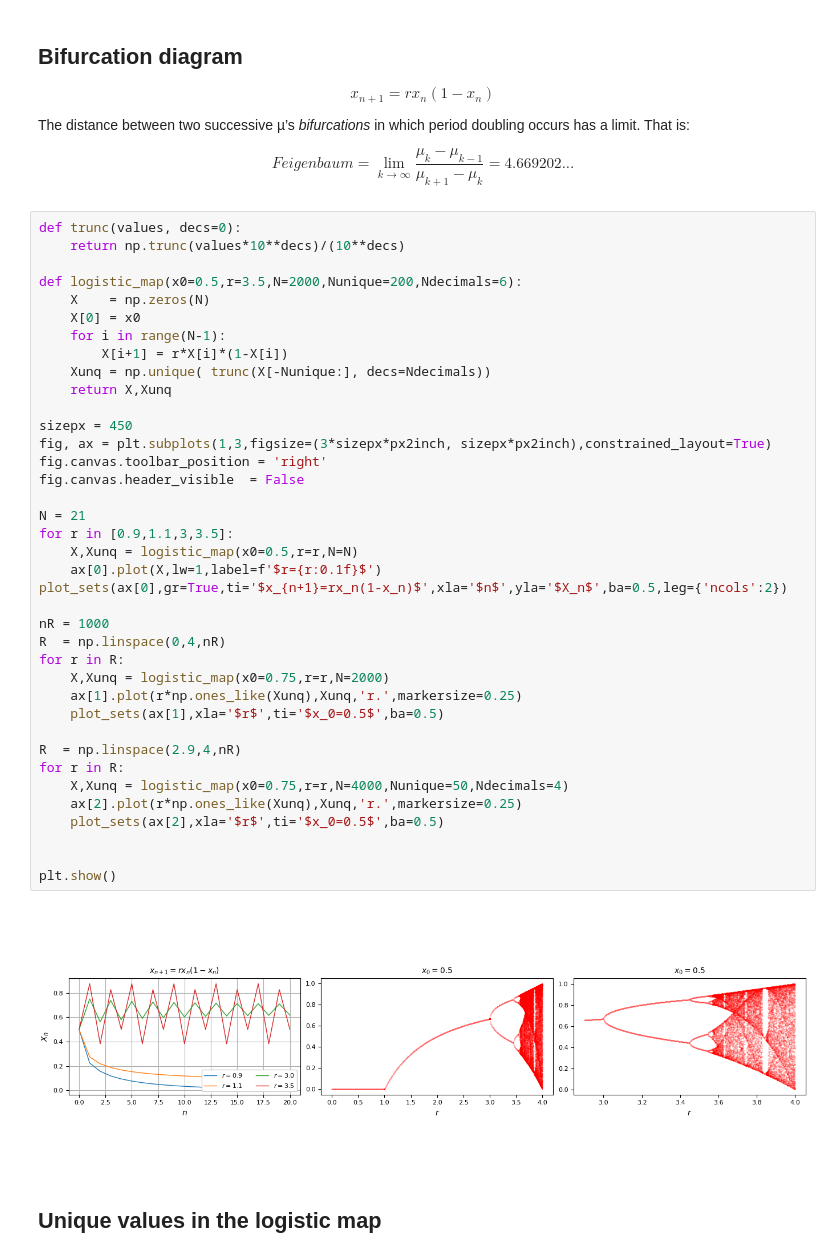
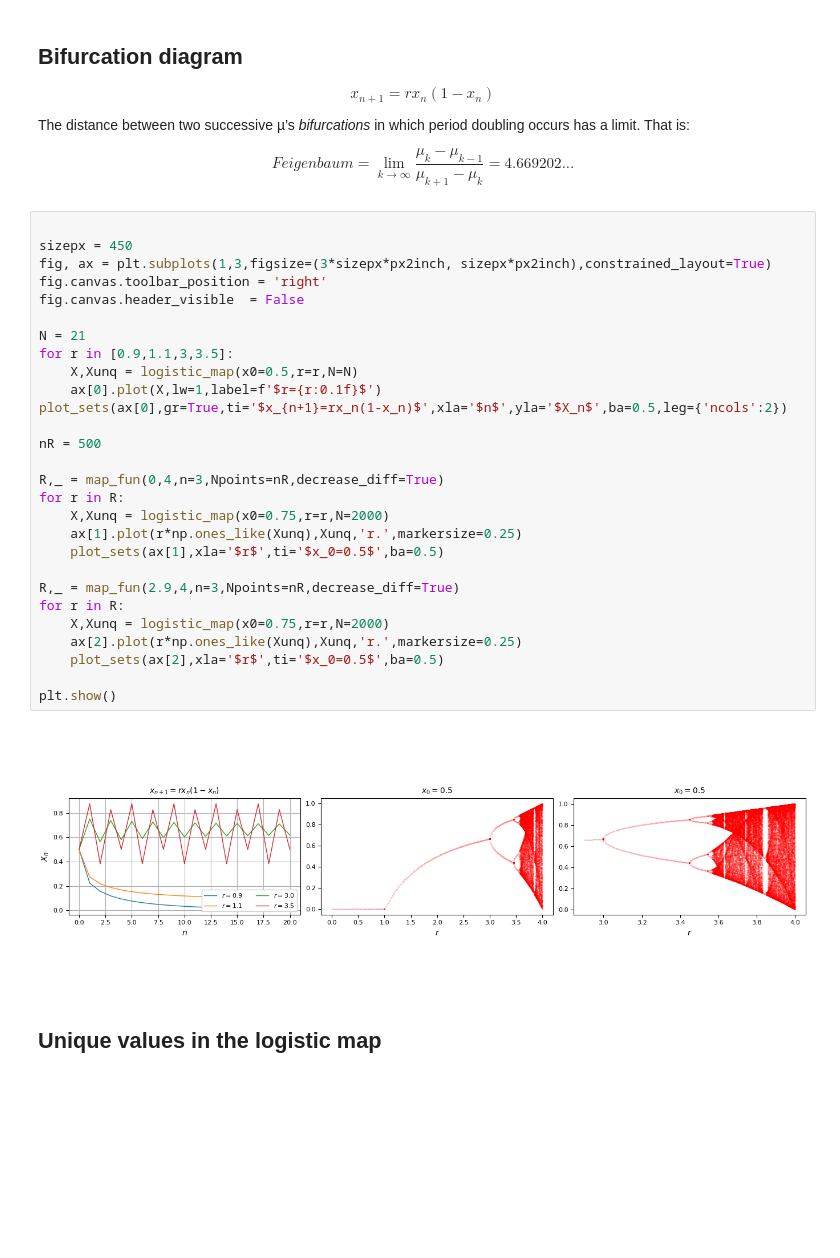
Before and after one commit to GenioSainz/Colab-Demos, a Jupyter notebook: scripts/MandelbrotStability.ipynb, the cells around one changed output. Drawn from its saved outputs; the diff is of its cells as text; blank space fills up the shorter version.

```diff
--- a/scripts/MandelbrotStability.ipynb
+++ b/scripts/MandelbrotStability.ipynb
@@ -363,45 +402,35 @@ The distance between two successive µ’s <i>bifurcations</i> in which period d
 
 $$Feigenbaum = \lim_{k\to\infty} \frac{\mu_k-\mu_{k-1}}{\mu_{k+1}-\mu_{k}}=4.669202...$$
 # %%
-def trunc(values, decs=0):
-    return np.trunc(values*10**decs)/(10**decs)
-
-def logistic_map(x0=0.5,r=3.5,N=2000,Nunique=200,Ndecimals=6):
-    X    = np.zeros(N)
-    X[0] = x0
-    for i in range(N-1):
-        X[i+1] = r*X[i]*(1-X[i])
-    Xunq = np.unique( trunc(X[-Nunique:], decs=Ndecimals))
-    return X,Xunq
 
 sizepx = 450
 fig, ax = plt.subplots(1,3,figsize=(3*sizepx*px2inch, sizepx*px2inch),constrained_layout=True)
 fig.canvas.toolbar_position = 'right'
 fig.canvas.header_visible  = False
 
 N = 21
 for r in [0.9,1.1,3,3.5]:
     X,Xunq = logistic_map(x0=0.5,r=r,N=N)
     ax[0].plot(X,lw=1,label=f'$r={r:0.1f}$')
 plot_sets(ax[0],gr=True,ti='$x_{n+1}=rx_n(1-x_n)$',xla='$n$',yla='$X_n$',ba=0.5,leg={'ncols':2})
 
-nR = 1000
-R  = np.linspace(0,4,nR)
+nR = 500
+
+R,_ = map_fun(0,4,n=3,Npoints=nR,decrease_diff=True)
 for r in R:
     X,Xunq = logistic_map(x0=0.75,r=r,N=2000)
     ax[1].plot(r*np.ones_like(Xunq),Xunq,'r.',markersize=0.25)
     plot_sets(ax[1],xla='$r$',ti='$x_0=0.5$',ba=0.5)
 
-R  = np.linspace(2.9,4,nR)
+R,_ = map_fun(2.9,4,n=3,Npoints=nR,decrease_diff=True)
 for r in R:
-    X,Xunq = logistic_map(x0=0.75,r=r,N=4000,Nunique=50,Ndecimals=4)
+    X,Xunq = logistic_map(x0=0.75,r=r,N=2000)
     ax[2].plot(r*np.ones_like(Xunq),Xunq,'r.',markersize=0.25)
     plot_sets(ax[2],xla='$r$',ti='$x_0=0.5$',ba=0.5)
 
-
 plt.show()
 # %% [output]
-[figure, old version]
+[figure, new version]
 # %% [markdown]
 ## Unique values in the logistic map
 # %%
```
Also changed, not shown: parts of 8 cells of this notebook, 13 other files.
